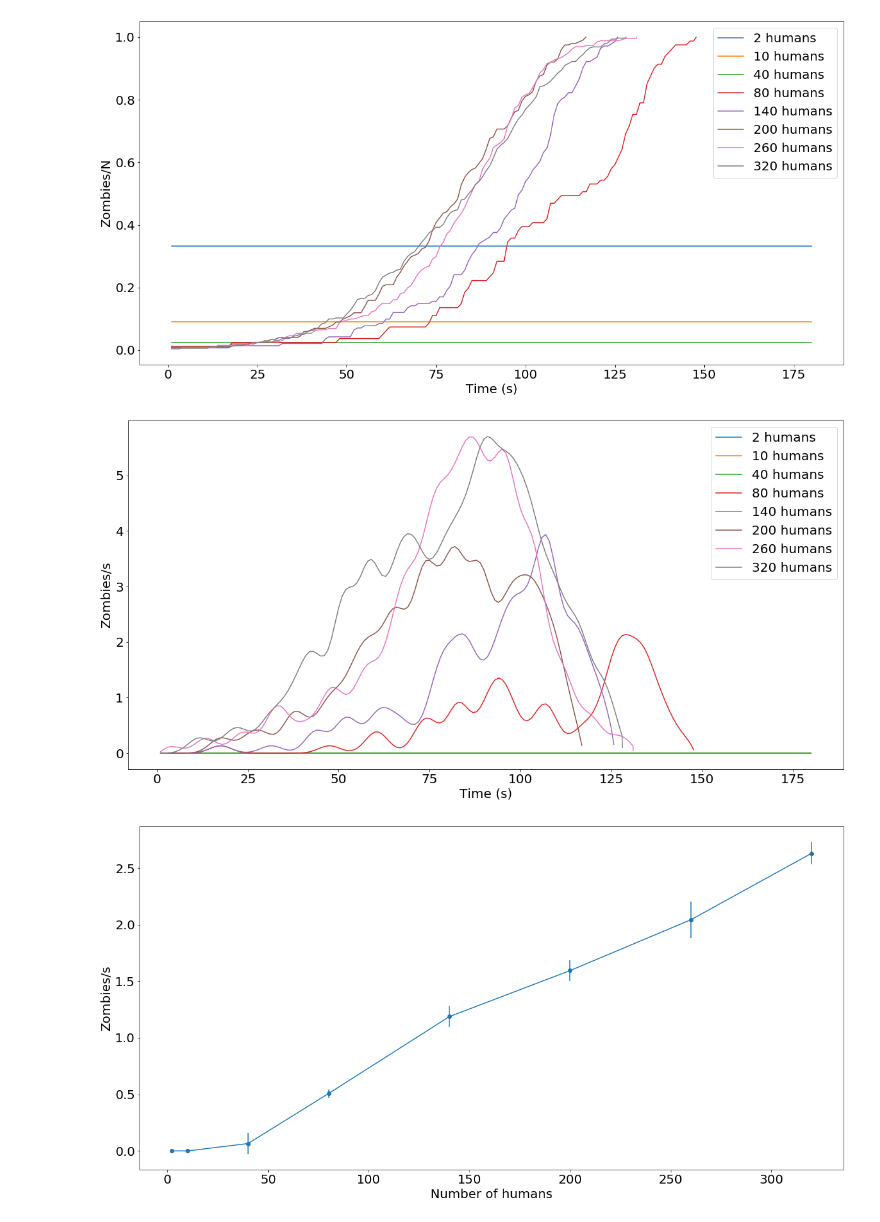
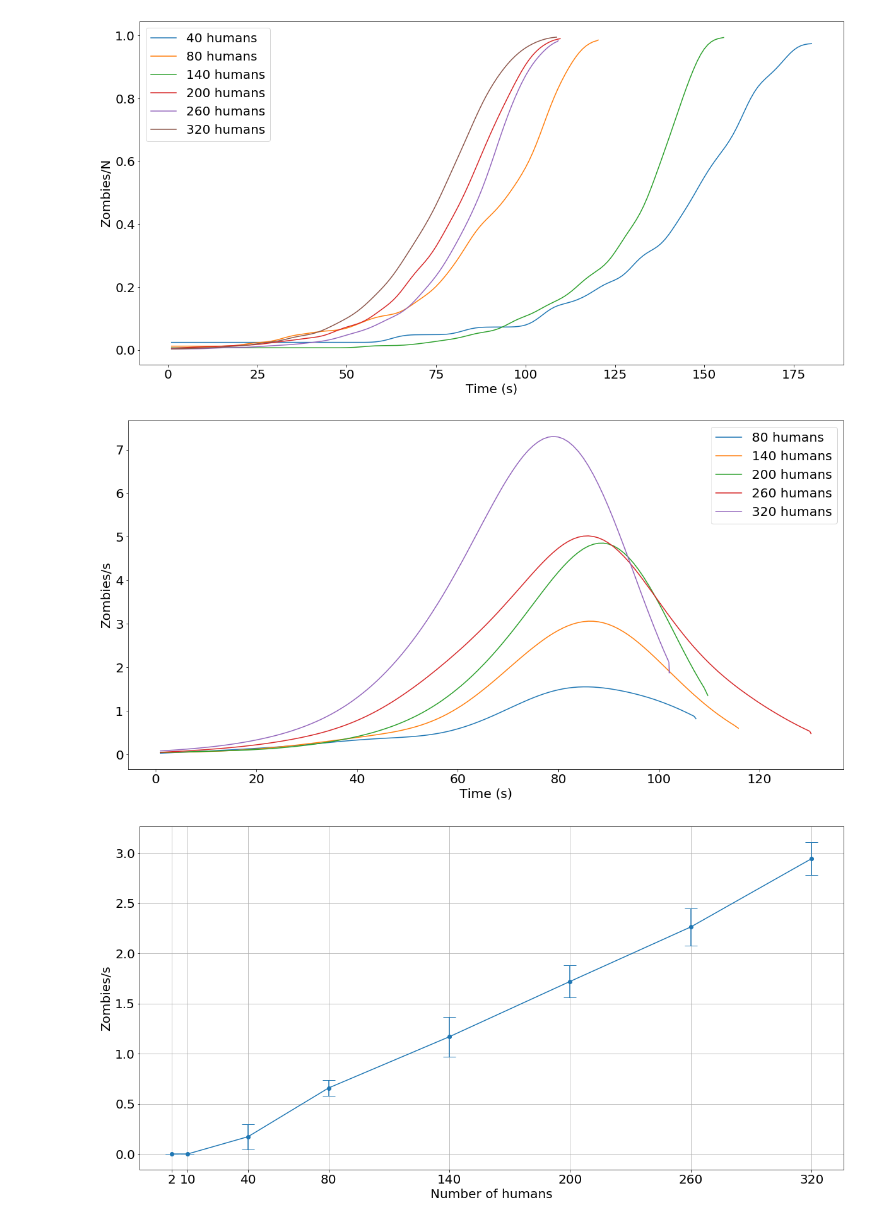
Before and after one commit to atormakh/SimulacionDeSistemas, a Jupyter notebook: Zombies/ej_b.ipynb, the cells around one changed output. Drawn from its saved outputs; the diff is of its cells as text; code cells hidden in the pictures.

```diff
--- a/Zombies/ej_b.ipynb
+++ b/Zombies/ej_b.ipynb
@@ -46,22 +46,26 @@ else:
             res_iterations[iteration] = res
         results_b[n] = res_iterations
 # %%
-iteration = 2
+iteration = 1
 for n in nh:
     y = np.array(results_b[n][iteration]["zcount"])/(n+1)
-    y = gaussian_filter(y, sigma=0)
+    if(y[0] == y[-1]): continue
+    y = gaussian_filter(y, sigma=3)
     plt.plot(results_b[n][iteration]["time"], y , label=f"{n} humans")
 plt.legend()
 plt.xlabel("Time (s)")
 plt.ylabel("Zombies/N")
 plt.show()
 # %% [output]
-[figure, old version]
+[figure, new version]
 # %%
-sigma = 3
-iter = 2
+sigma = 10
+iter = 0
 for n in nh:
-    y = gaussian_filter(results_b[n][iter]["zcount"], sigma, order=1, mode='reflect')
+    y = np.array(results_b[n][iter]["zcount"])
+    if y[0] == y[-1]: continue
+    y = gaussian_filter(y, sigma, order=1, mode='nearest')
+    #y = np.diff(results_b[n][iter]["zcount"], prepend=1)
     dt = results_b[n][iter]["time"][1] - results_b[n][iter]["time"][0]
     y = np.array(y)/dt
     plt.plot(results_b[n][iter]["time"], y, label=f"{n} humans")
@@ -70,7 +74,7 @@ plt.ylabel("Zombies/s")
 plt.xlabel("Time (s)")
 plt.show()
 # %% [output]
-[figure, old version]
+[figure, new version]
 # %%
 means = []
 errors = []
@@ -82,12 +86,14 @@ for n in nh:
         values.append(np.mean(dif))
     means.append(np.mean(values))
     errors.append(np.std(values))
-plt.errorbar(nh, means, yerr=errors, fmt="o-")
+plt.errorbar(nh, means, yerr=errors, fmt="o-", capsize=10)
 plt.xlabel("Number of humans")
 plt.ylabel("Zombies/s")
+plt.grid()
+plt.xticks(nh)
 plt.show()
 # %% [output]
-[figure, old version]
+[figure, new version]
 # %%
 means = []
 errors = []
```
Also changed, not shown: parts of 1 cell of this notebook, 14 other files.
